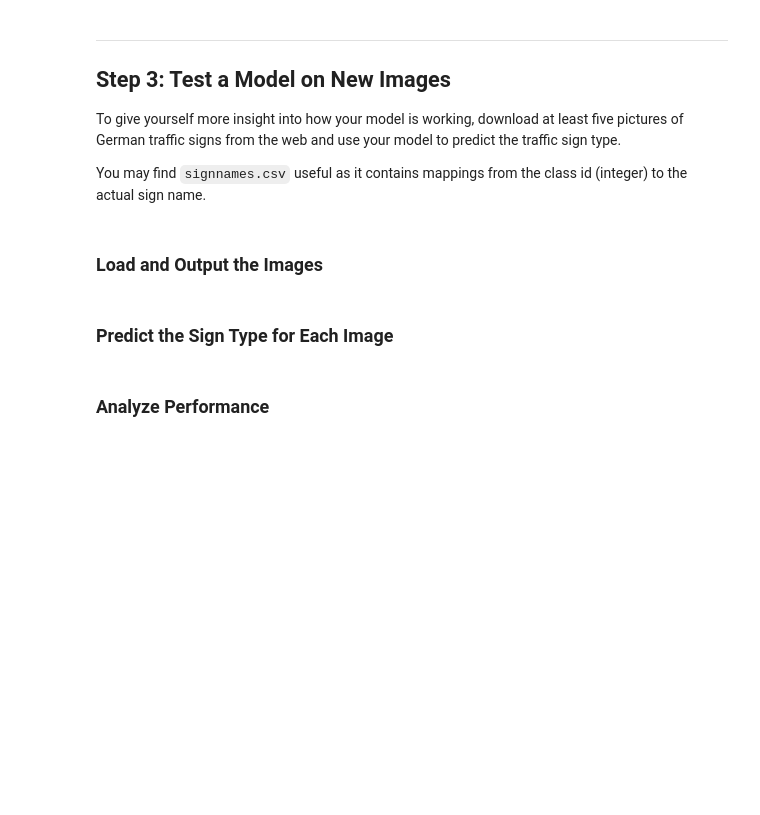
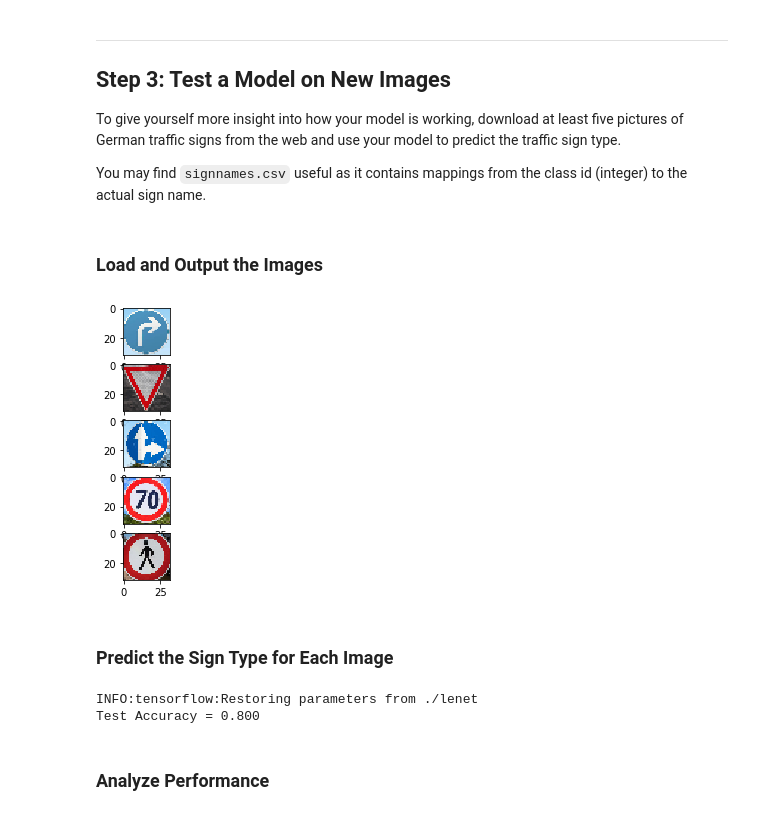
Before and after one commit to atadkase/udacitysdcnd-p2, a Jupyter notebook: Traffic_Sign_Classifier.ipynb, the cells around one changed output. Cells and saved outputs as stored; diff of their text form; code cells hidden in the pictures; blank space fills up the shorter version.

Commit message:
Added custom images

```diff
--- a/Traffic_Sign_Classifier.ipynb
+++ b/Traffic_Sign_Classifier.ipynb
@@ -332,9 +329,36 @@ You may find `signnames.csv` useful as it contains mappings from the class id (i
+# %%
+### Load the images and plot them here.
+### Feel free to use as many code cells as needed.
+from skimage.transform import resize
+
+PATH = "./test-traffic-signs/test{0:1d}.jpg"
+num_images = 5
+test_images = np.ndarray((num_images,32,32,3))
+fig = plt.figure(figsize=(5, 5))
+test_outputs = [33, 13, 36, 4, 27]
+for i in range(1,num_images+1):
+    p = PATH.format(i)
+    image = plt.imread(p)
+    resized_image = resize(image, (32,32))
+    test_images[i-1] = resized_image
+    sub = fig.add_subplot(num_images, 1, i)
+    sub.imshow(test_images[i-1,:,:,:].squeeze())
+# %% [output]
+[figure, added]
 # %% [markdown]
 ### Predict the Sign Type for Each Image
 # %%
 ### Run the predictions here and use the model to output the prediction for each image.
 ### Make sure to pre-process the images with the same pre-processing pipeline used earlier.
 ### Feel free to use as many code cells as needed.
+with tf.Session() as sess:
+    saver.restore(sess, tf.train.latest_checkpoint('.'))
+
+    test_accuracy = evaluate(test_images, test_outputs)
+    print("Test Accuracy = {:.3f}".format(test_accuracy))
+# %% [output]
+INFO:tensorflow:Restoring parameters from ./lenet
+Test Accuracy = 0.800
 # %% [markdown]
 ### Analyze Performance
 # %%
```
Also changed, not shown: parts of 1 cell of this notebook, 8 other files.
